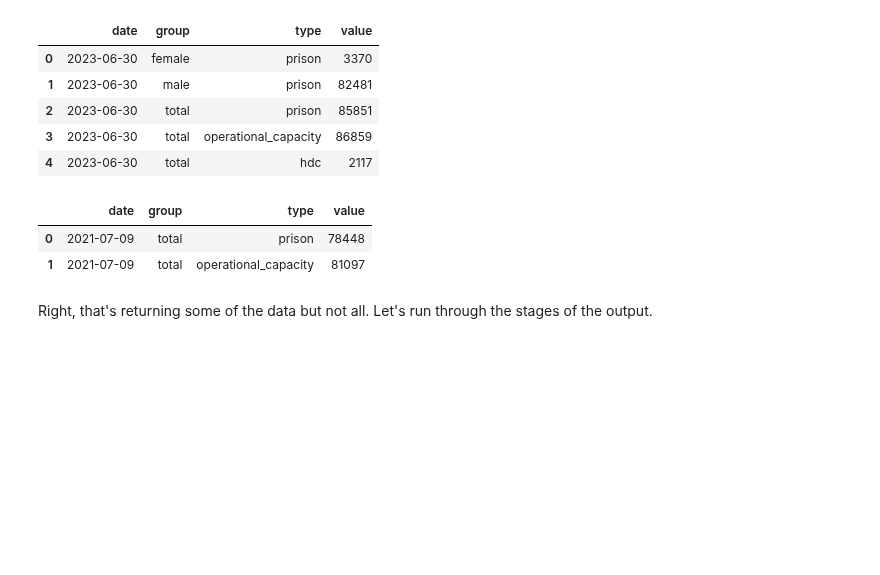
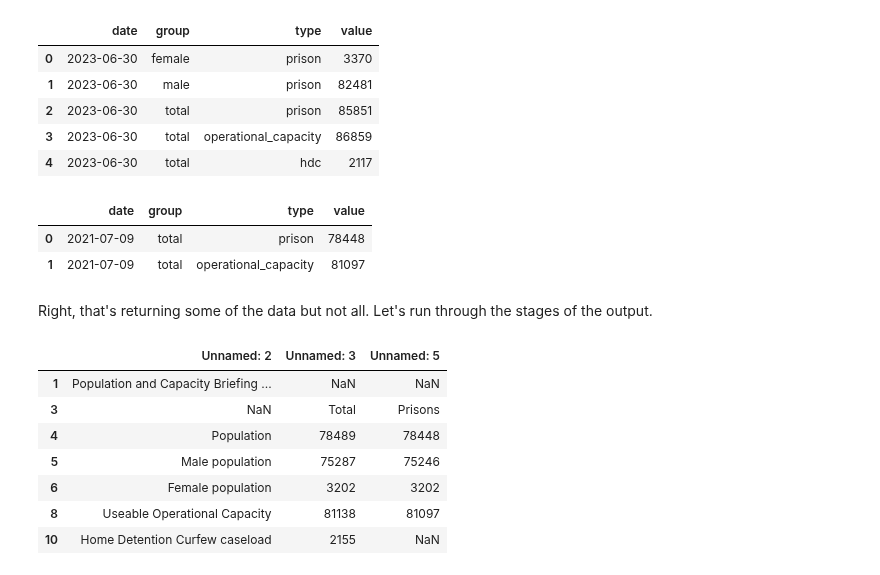
Before and after one commit to Prison-Reform-Trust/Prison-population, a Jupyter notebook: Notebooks/0.2-ah-combining_population_data.ipynb, the cells around one changed output. Cells and saved outputs as stored; diff of their text form; code cells hidden in the pictures; blank space fills up the shorter version.

```diff
--- a/Notebooks/0.2-ah-combining_population_data.ipynb
+++ b/Notebooks/0.2-ah-combining_population_data.ipynb
@@ -928,3 +892,21 @@ df_17_9
 | 1 | 2021-07-09 | total | operational_capacity | 81097 |
 # %% [markdown]
 Right, that's returning some of the data but not all. Let's run through the stages of the output.
+# %%
+df_17_9 = pd.read_excel('data/raw/2021/prison-pop-9-july-2021.ods', engine="odf").dropna(how="all")
+
+selected_rows = list(range(7))  # First 7 rows contain relevant data
+selected_cols = [2, 3, 5]  # Adjust based on actual needed columns
+df_17_9 = df_17_9.iloc[selected_rows, selected_cols]
+
+df_17_9
+# df_17_9.iloc[-1, 1]
+# %% [output]
+|  | Unnamed: 2 | Unnamed: 3 | Unnamed: 5 |
+| 1 | Population and Capacity Briefing ... | NaN | NaN |
+| 3 | NaN | Total | Prisons |
+| 4 | Population | 78489 | 78448 |
+| 5 | Male population | 75287 | 75246 |
+| 6 | Female population | 3202 | 3202 |
+| 8 | Useable Operational Capacity | 81138 | 81097 |
+| 10 | Home Detention Curfew caseload | 2155 | NaN |
```
Also changed, not shown: parts of 6 cells of this notebook.
